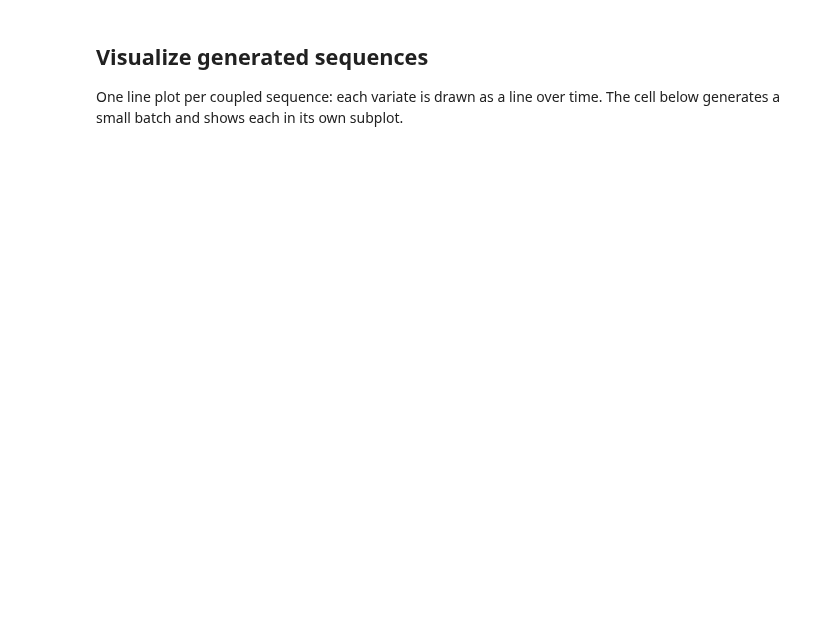
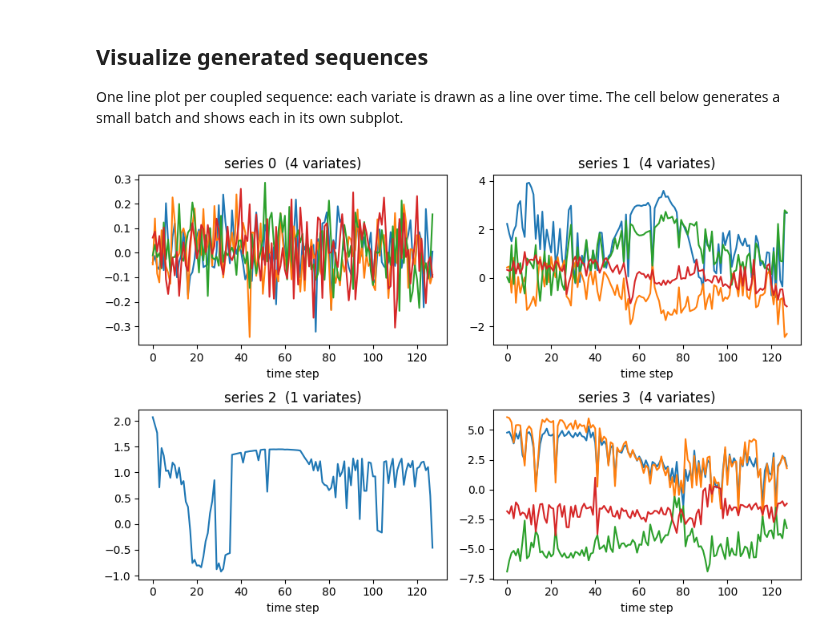
Before and after one commit to wwhenxuan/S2Generator, a Jupyter notebook: examples/scm/coupling.ipynb, the cells around one changed output. Drawn from its saved outputs; the diff is of its cells as text; code cells hidden in the pictures; blank space fills up the shorter version.

```diff
--- a/examples/scm/coupling.ipynb
+++ b/examples/scm/coupling.ipynb
@@ -83,26 +96,29 @@ The cell below generates a small batch and shows each in its own subplot.
 # %%
 %matplotlib inline
 import matplotlib.pyplot as plt
 
 # Generate a few coupled series (4 variates each) to inspect. Post-processing is
 # disabled here so every series keeps a clean, uniform (T, Q) shape.
 rng = np.random.RandomState(0)
 seqs = [
-    pipe.generate(rng, n_inputs_points=128, input_dimension=4,
-                  apply_postprocessing=False)
+    pipe.generate(
+        rng, n_inputs_points=128, input_dimension=4, apply_postprocessing=False
+    )
     for _ in range(4)
 ]
 
 n = len(seqs)
 ncols = 2
 nrows = (n + ncols - 1) // ncols
 fig, axes = plt.subplots(nrows, ncols, figsize=(4.5 * ncols, 3 * nrows), squeeze=False)
 for i, s in enumerate(seqs):
     ax = axes[i // ncols][i % ncols]
     ax.plot(s)  # (T, Q): one line per variate
     ax.set_title(f"series {i}  ({s.shape[1]} variates)")
     ax.set_xlabel("time step")
 for j in range(n, nrows * ncols):
     axes[j // ncols][j % ncols].axis("off")
 fig.tight_layout()
 plt.show()
+# %% [output]
+[figure, added]
```
Also changed, not shown: parts of 6 cells of this notebook, 17 other files.
